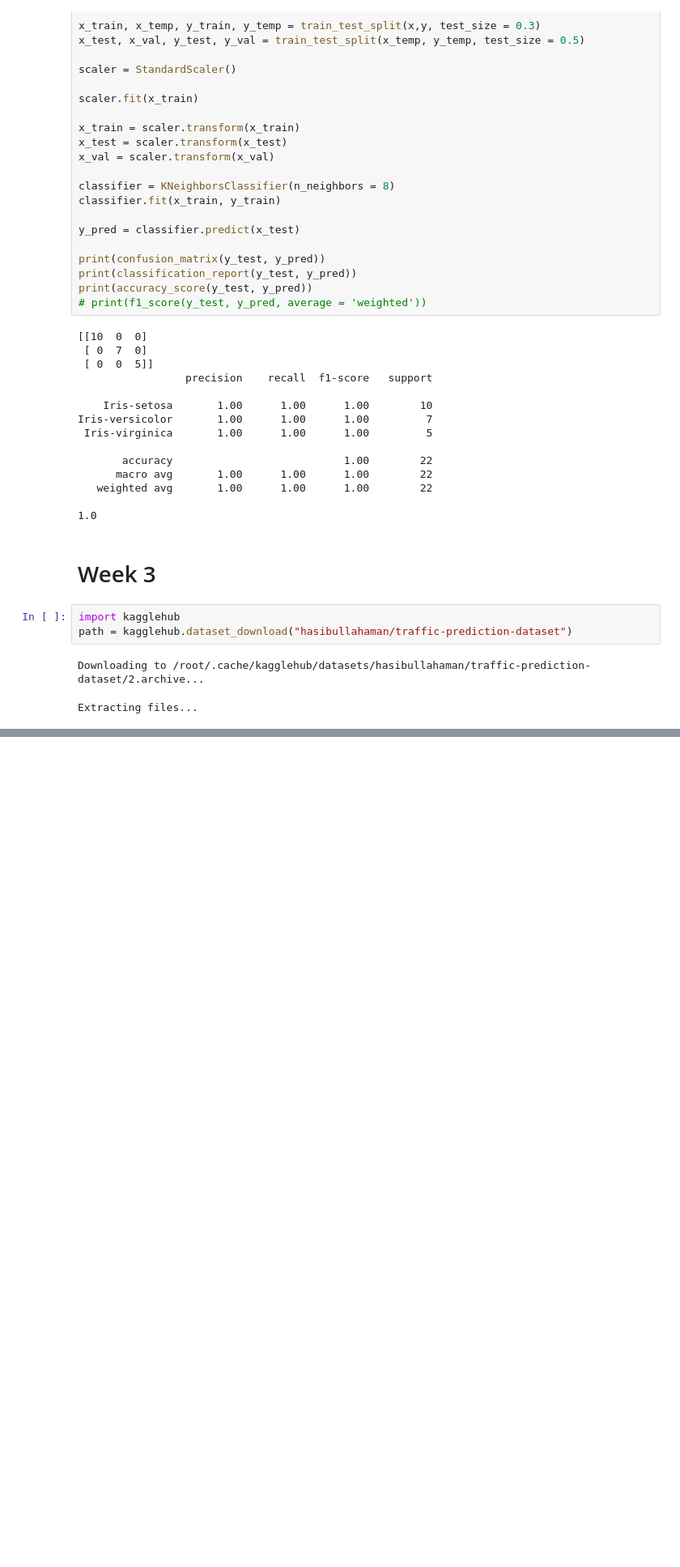
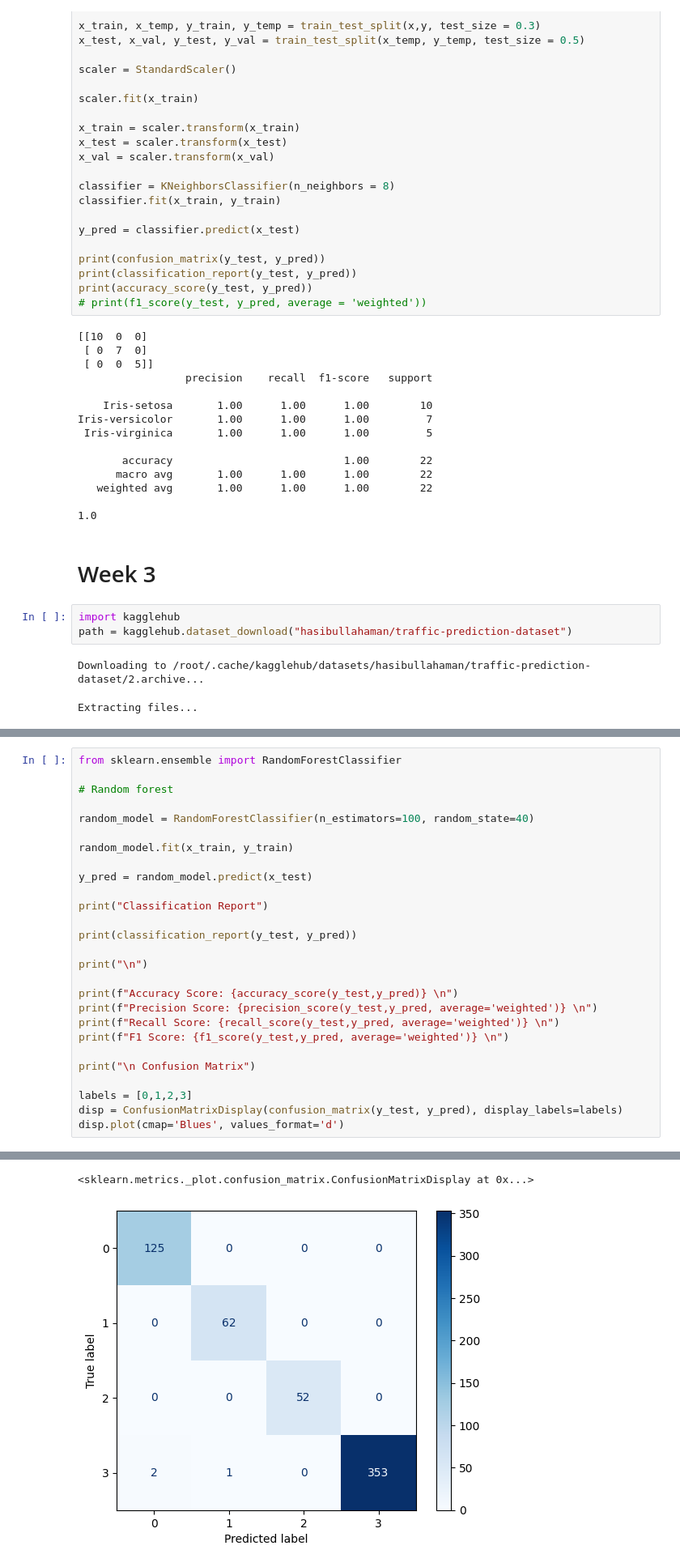
Before and after one commit to varshithkuravati/ML-practice, a Jupyter notebook: ML01.ipynb, the cells around one changed output, grey strips where cells are left out. Shown at 81% size. Drawn from its saved outputs; the diff is of its cells as text; blank space fills up the shorter version.

```diff
--- a/ML01.ipynb
+++ b/ML01.ipynb
@@ -106,0 +253,28 @@ dtype: int32
+# %%
+from sklearn.ensemble import RandomForestClassifier
+
+# Random forest
+
+random_model = RandomForestClassifier(n_estimators=100, random_state=40)
+
+random_model.fit(x_train, y_train)
+
+y_pred = random_model.predict(x_test)
+
+print("Classification Report")
+
+print(classification_report(y_test, y_pred))
+
+print("\n")
+
+print(f"Accuracy Score: {accuracy_score(y_test,y_pred)} \n")
+print(f"Precision Score: {precision_score(y_test,y_pred, average='weighted')} \n")
+print(f"Recall Score: {recall_score(y_test,y_pred, average='weighted')} \n")
+print(f"F1 Score: {f1_score(y_test,y_pred, average='weighted')} \n")
+
+print("\n Confusion Matrix")
+
+labels = [0,1,2,3]
+disp = ConfusionMatrixDisplay(confusion_matrix(y_test, y_pred), display_labels=labels)
+disp.plot(cmap='Blues', values_format='d')
+# %% [output]
@@ -106,0 +298,2 @@ dtype: int32
+<sklearn.metrics._plot.confusion_matrix.ConfusionMatrixDisplay at 0x...>
+[figure, added]
```
Also changed, not shown: parts of 8 cells of this notebook.
